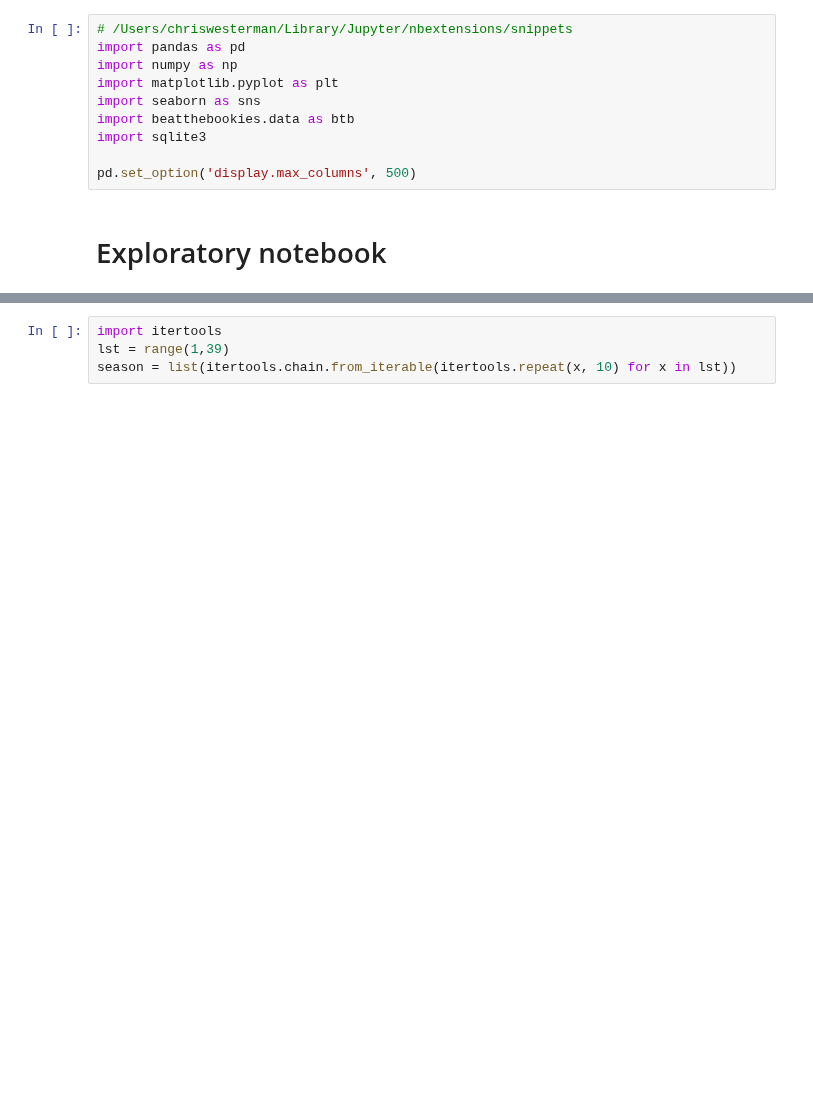
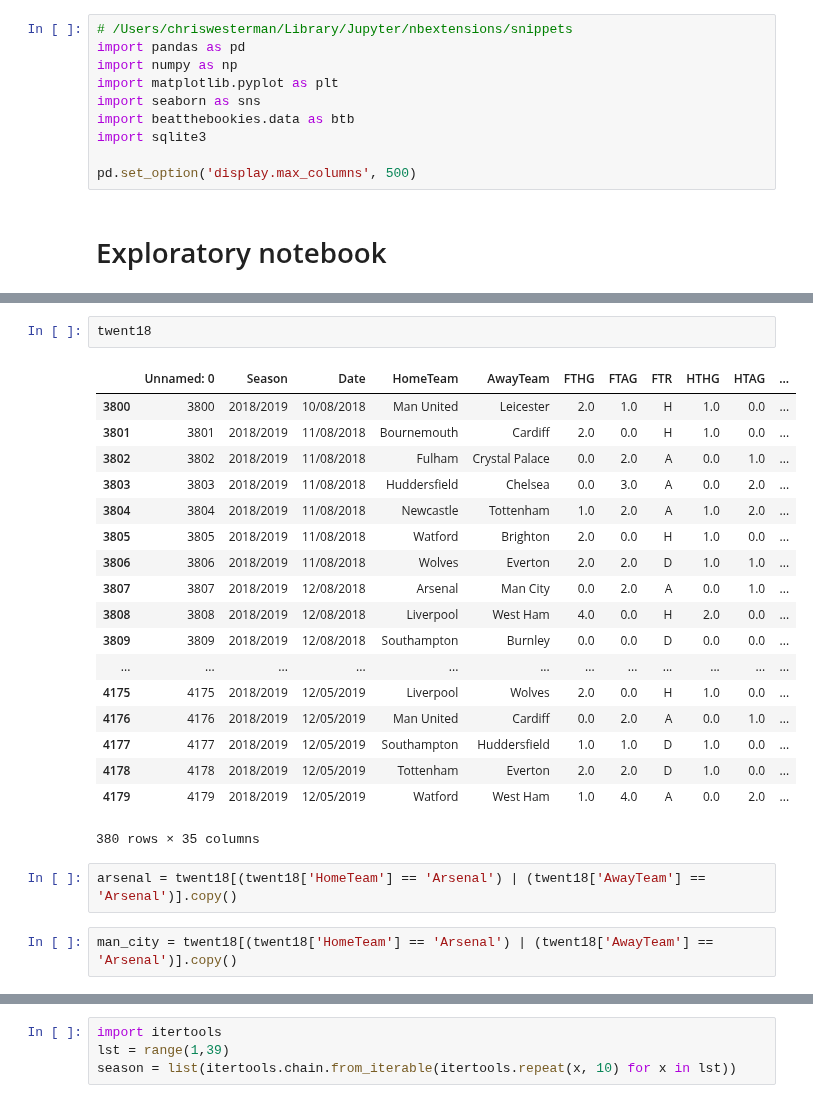
Before and after one commit to georgebrockman/beatthebookies, a Jupyter notebook: beatthebookies/notebooks/chris_explore.ipynb, the cells around one changed output, grey strips where cells are left out. Saved outputs shown, nothing was run; the diff lists cells and outputs as text; blank space fills up the shorter version.

```diff
--- a/beatthebookies/notebooks/chris_explore.ipynb
+++ b/beatthebookies/notebooks/chris_explore.ipynb
@@ -34,0 +128,25 @@ df.to_csv("../data/tempfile.csv", index=False, encoding='utf-8-sig')
+# %%
+twent18
+# %% [output]
+|  | Unnamed: 0 | Season | Date | HomeTeam | AwayTeam | FTHG | FTAG | FTR | HTHG | HTAG | ... |
+| 3800 | 3800 | 2018/2019 | 10/08/2018 | Man United | Leicester | 2.0 | 1.0 | H | 1.0 | 0.0 | ... |
+| 3801 | 3801 | 2018/2019 | 11/08/2018 | Bournemouth | Cardiff | 2.0 | 0.0 | H | 1.0 | 0.0 | ... |
+| 3802 | 3802 | 2018/2019 | 11/08/2018 | Fulham | Crystal Palace | 0.0 | 2.0 | A | 0.0 | 1.0 | ... |
+| 3803 | 3803 | 2018/2019 | 11/08/2018 | Huddersfield | Chelsea | 0.0 | 3.0 | A | 0.0 | 2.0 | ... |
+| 3804 | 3804 | 2018/2019 | 11/08/2018 | Newcastle | Tottenham | 1.0 | 2.0 | A | 1.0 | 2.0 | ... |
+| 3805 | 3805 | 2018/2019 | 11/08/2018 | Watford | Brighton | 2.0 | 0.0 | H | 1.0 | 0.0 | ... |
+| 3806 | 3806 | 2018/2019 | 11/08/2018 | Wolves | Everton | 2.0 | 2.0 | D | 1.0 | 1.0 | ... |
+| 3807 | 3807 | 2018/2019 | 12/08/2018 | Arsenal | Man City | 0.0 | 2.0 | A | 0.0 | 1.0 | ... |
+| 3808 | 3808 | 2018/2019 | 12/08/2018 | Liverpool | West Ham | 4.0 | 0.0 | H | 2.0 | 0.0 | ... |
+| 3809 | 3809 | 2018/2019 | 12/08/2018 | Southampton | Burnley | 0.0 | 0.0 | D | 0.0 | 0.0 | ... |
+| ... | ... | ... | ... | ... | ... | ... | ... | ... | ... | ... | ... |
+| 4175 | 4175 | 2018/2019 | 12/05/2019 | Liverpool | Wolves | 2.0 | 0.0 | H | 1.0 | 0.0 | ... |
+| 4176 | 4176 | 2018/2019 | 12/05/2019 | Man United | Cardiff | 0.0 | 2.0 | A | 0.0 | 1.0 | ... |
+| 4177 | 4177 | 2018/2019 | 12/05/2019 | Southampton | Huddersfield | 1.0 | 1.0 | D | 1.0 | 0.0 | ... |
+| 4178 | 4178 | 2018/2019 | 12/05/2019 | Tottenham | Everton | 2.0 | 2.0 | D | 1.0 | 0.0 | ... |
+| 4179 | 4179 | 2018/2019 | 12/05/2019 | Watford | West Ham | 1.0 | 4.0 | A | 0.0 | 2.0 | ... |
+380 rows × 35 columns
+# %%
+arsenal = twent18[(twent18['HomeTeam'] == 'Arsenal') | (twent18['AwayTeam'] == 'Arsenal')].copy()
+# %%
+man_city = twent18[(twent18['HomeTeam'] == 'Arsenal') | (twent18['AwayTeam'] == 'Arsenal')].copy()
```
Also changed, not shown: parts of 37 cells of this notebook, 4 other files.
